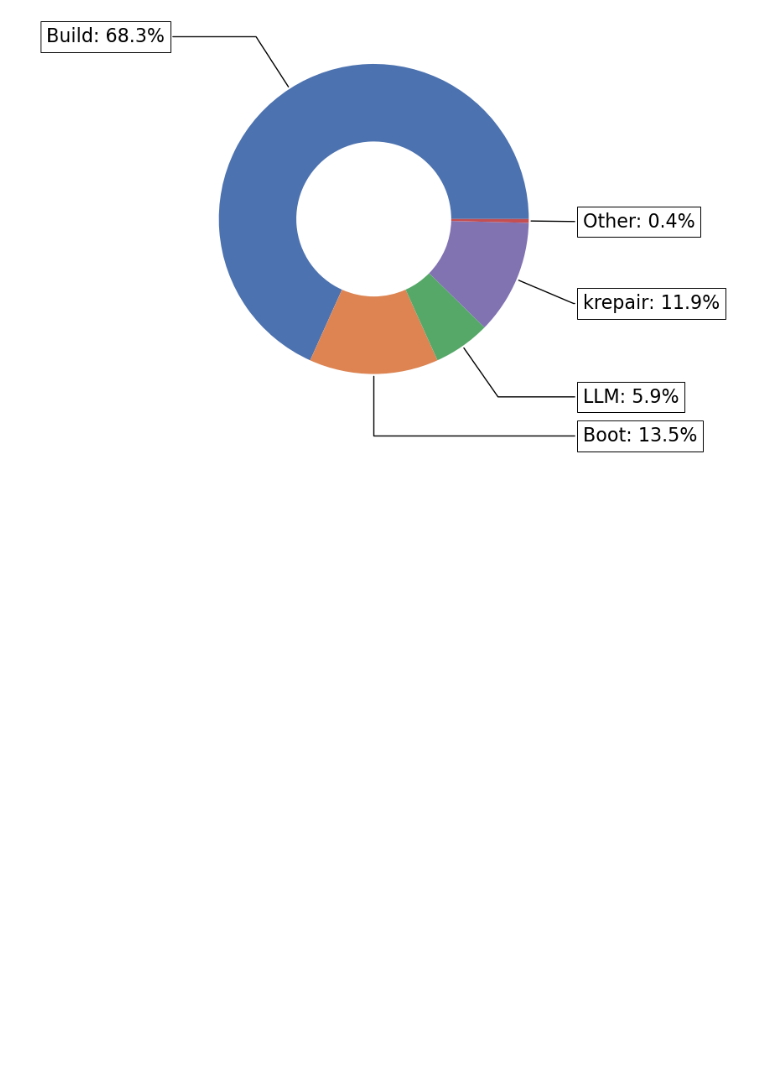
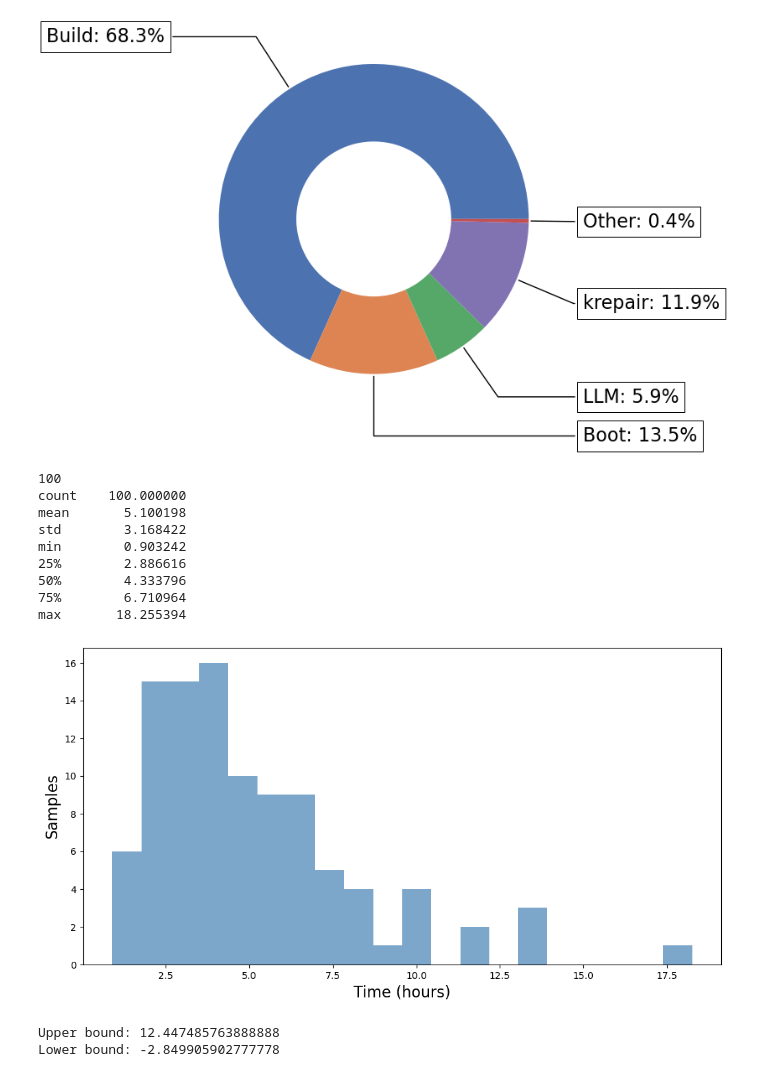
Before and after one commit to RyanGarfinkel/KConfLLMRepair, a Jupyter notebook: analysis/cost.ipynb, the cells around one changed output. Saved outputs shown, nothing was run; the diff lists cells and outputs as text; code cells hidden in the pictures; blank space fills up the shorter version.

```diff
--- a/analysis/cost.ipynb
+++ b/analysis/cost.ipynb
@@ -204,3 +204,38 @@ plt.savefig('time-distribution.pdf', format='pdf', bbox_inches='tight')
 plt.show()
 # %% [output]
 [figure]
+# %%
+fig, ax = plt.subplots(figsize=(12, 6))
+
+ax.set_xlabel('Time (hours)', fontsize=16)
+ax.set_ylabel('Samples', fontsize=16)
+
+print(len(times['total']))
+
+print(times['total'].describe().to_string())
+
+ax.hist(times['total'], bins=20, color='steelblue', alpha=0.7)
+
+plt.savefig('time-histogram.pdf', format='pdf', bbox_inches='tight')
+plt.show()
+# %% [output]
+100
+count    100.000000
+mean       5.100198
+std        3.168422
+min        0.903242
+25%        2.886616
+50%        4.333796
+75%        6.710964
+max       18.255394
+[figure, added]
+# %%
+Q1 = times['total'].quantile(0.25)
+Q3 = times['total'].quantile(0.75)
+IQR = Q3 - Q1
+
+print(f'Upper bound: {Q3 + 1.5 * IQR}')
+print(f'Lower bound: {Q1 - 1.5 * IQR}')
+# %% [output]
+Upper bound: 12.447485763888888
+Lower bound: -2.849905902777778
```
Also changed, not shown: 7 other files.
